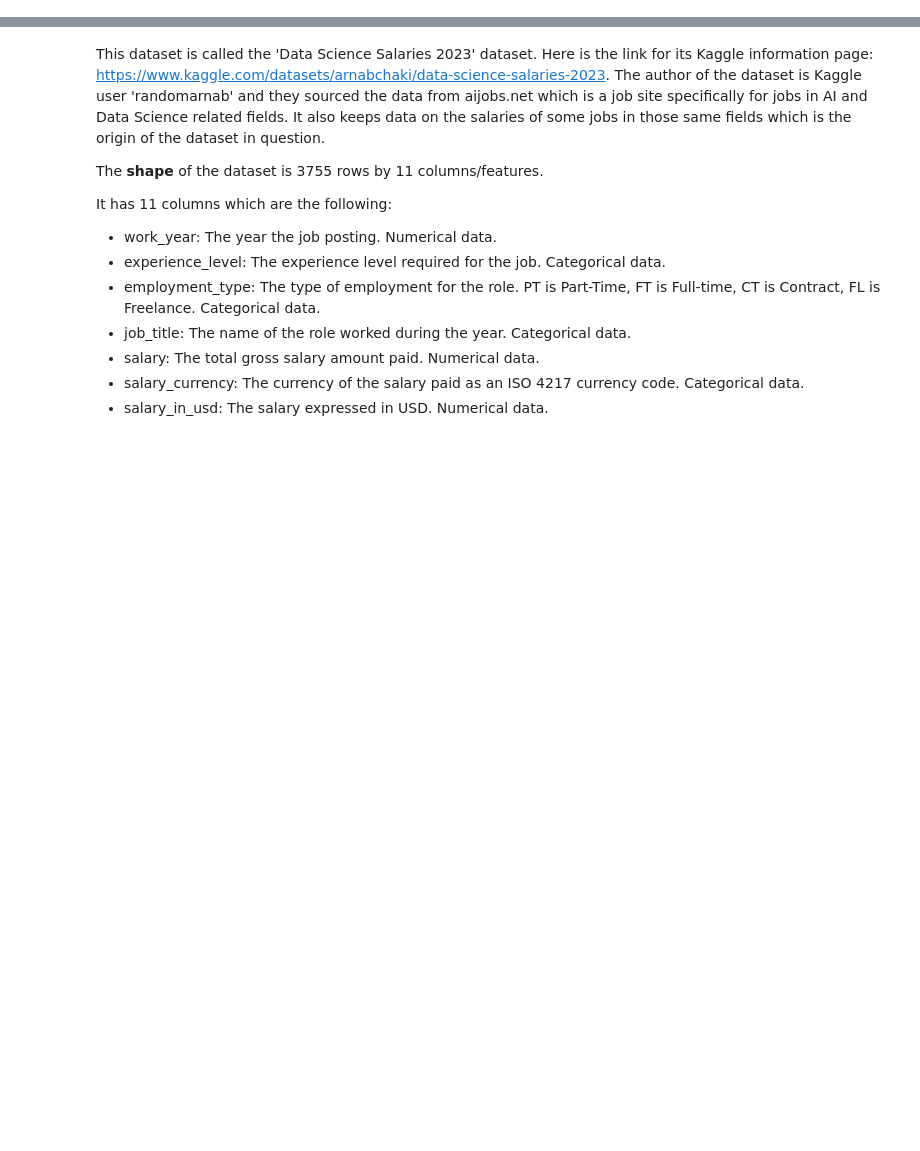
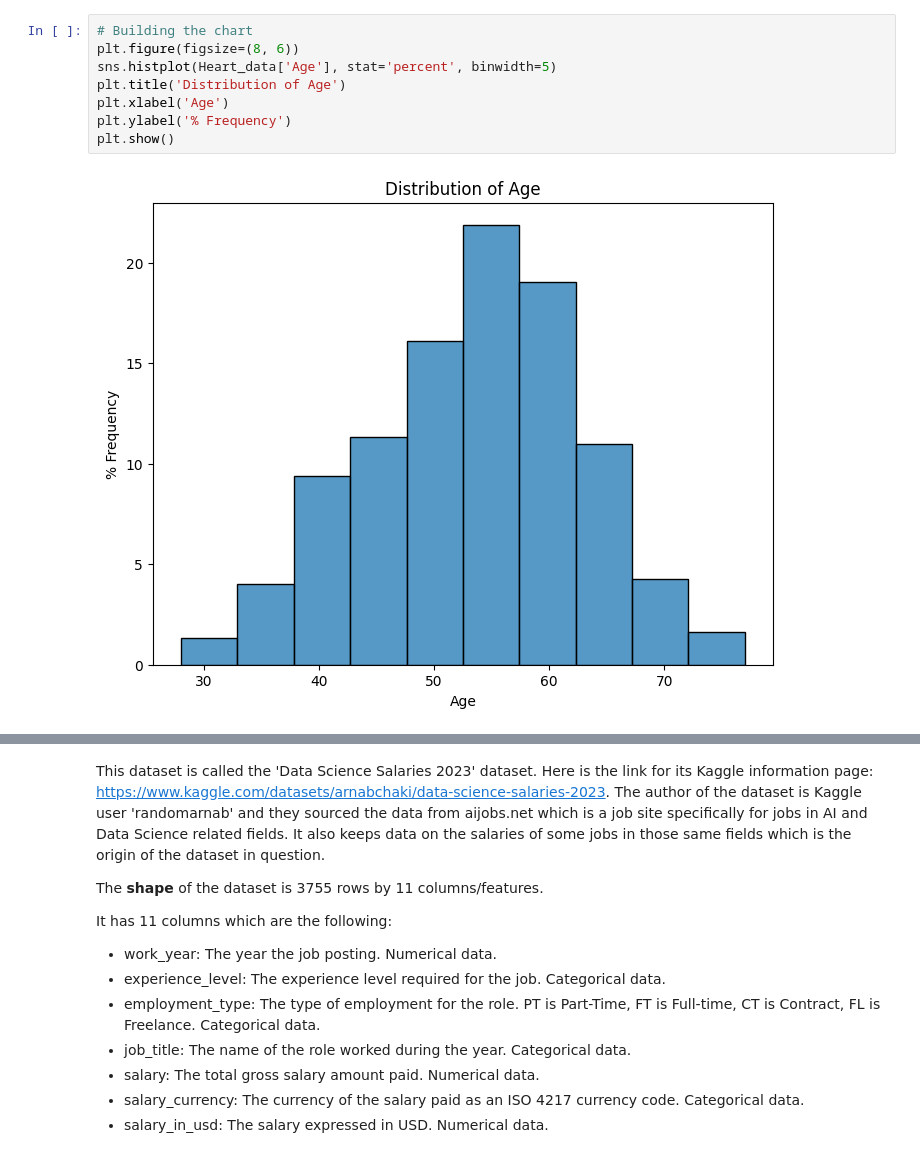
Before and after one commit to falla055/ds_salaries_2023_eda, a Jupyter notebook: 4142Assignment1.ipynb, the cells around one changed output, grey strips where cells are left out. Saved outputs shown, nothing was run; the diff lists cells and outputs as text; blank space fills up the shorter version.

```diff
--- a/4142Assignment1.ipynb
+++ b/4142Assignment1.ipynb
@@ -0,0 +121,10 @@
+# %%
+# Building the chart
+plt.figure(figsize=(8, 6))
+sns.histplot(Heart_data['Age'], stat='percent', binwidth=5)
+plt.title('Distribution of Age')
+plt.xlabel('Age')
+plt.ylabel('% Frequency')
+plt.show()
+# %% [output]
+[figure, added]
```
Also changed, not shown: parts of 48 cells of this notebook.
